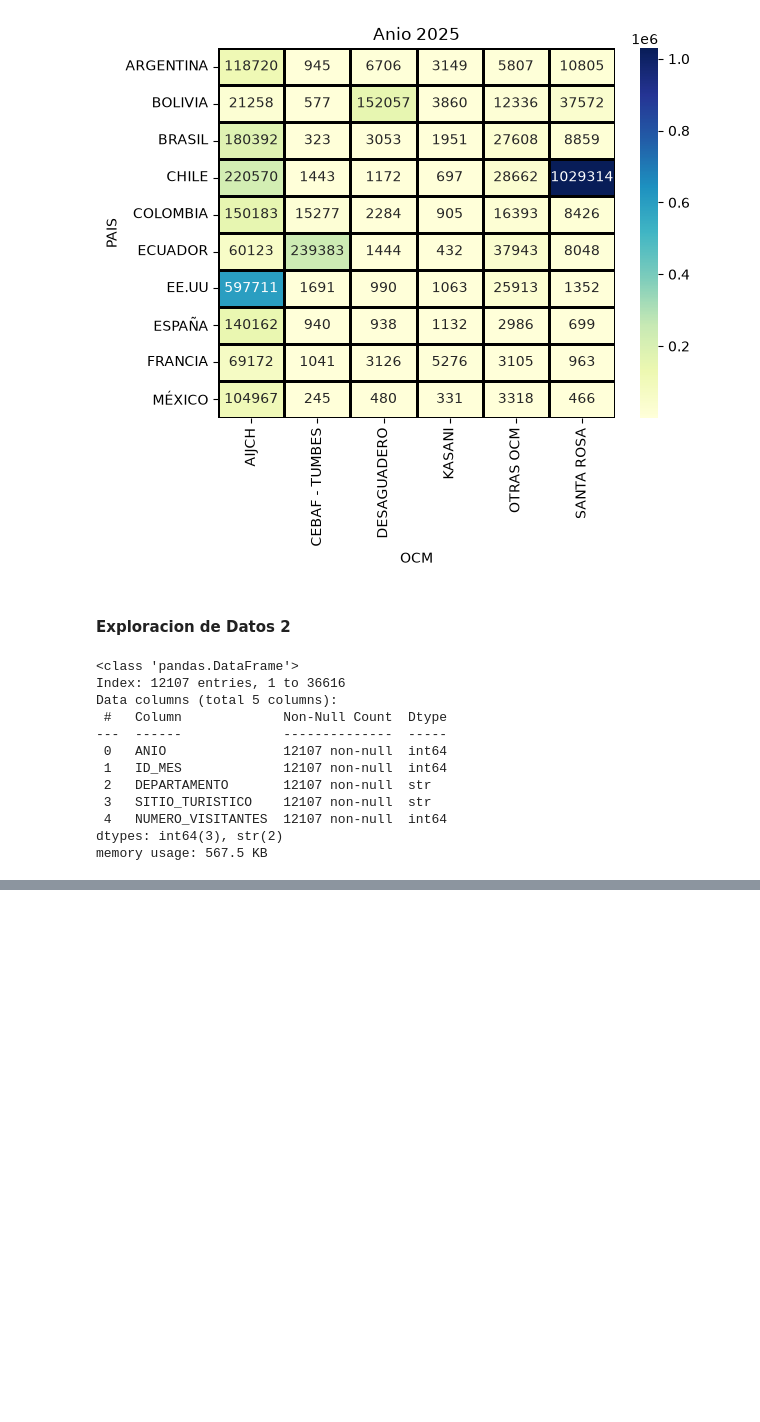
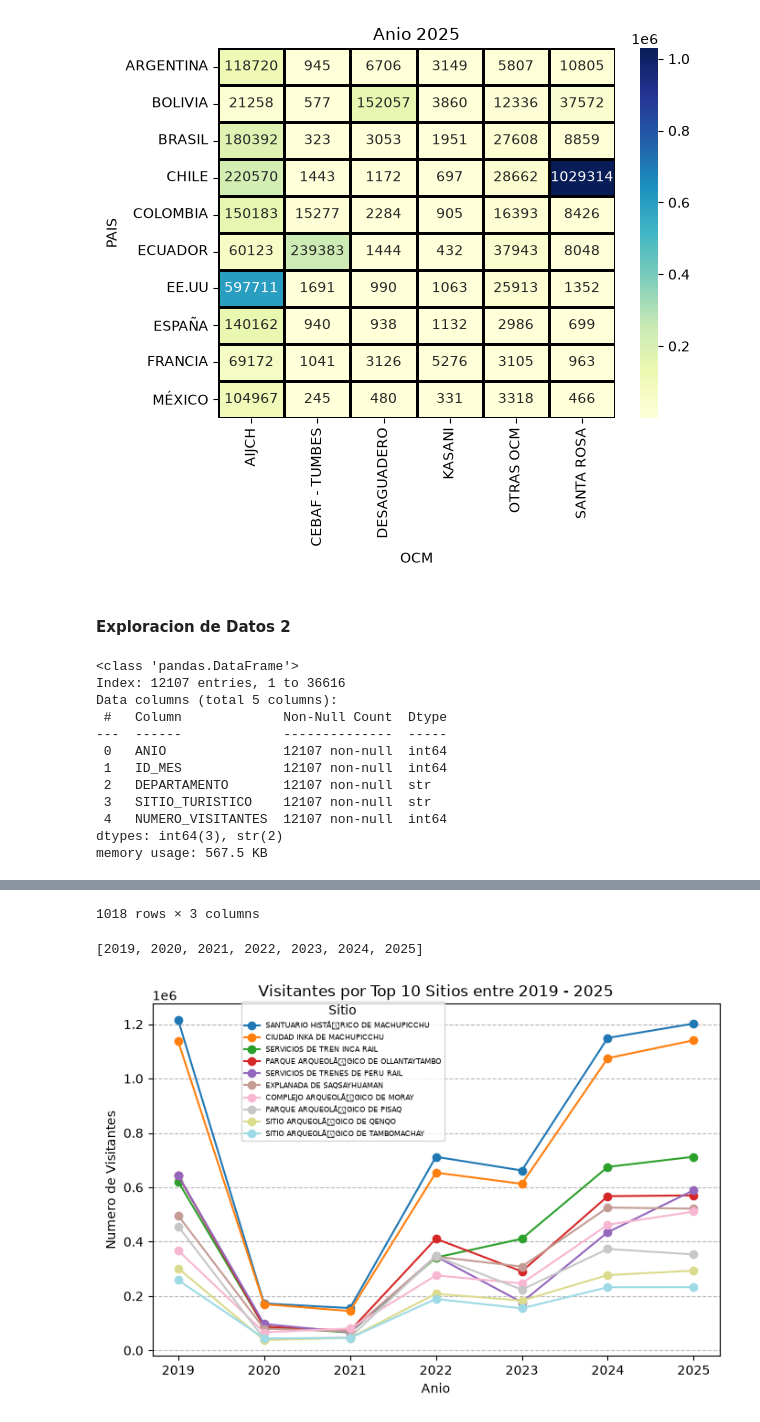
Before and after one commit to jp21bp/DS_Proyectos, a Jupyter notebook: 3_SegmentacionClientes/eda2.ipynb, the cells around one changed output, grey strips where cells are left out. Saved outputs shown, nothing was run; the diff lists cells and outputs as text; code cells hidden in the pictures; blank space fills up the shorter version.

Commit message:
Finalizacion: Datos 2 - insights y visuales

```diff
--- a/3_SegmentacionClientes/eda2.ipynb
+++ b/3_SegmentacionClientes/eda2.ipynb
@@ -702,3 +703,67 @@ Data columns (total 5 columns):
  4   NUMERO_VISITANTES  12107 non-null  int64
 dtypes: int64(3), str(2)
 memory usage: 567.5 KB
+# %%
+##### Analisis: como el 'SITIO_TURISTICO' con mas 'NUMERO_VISITANTES' cambio a traves de anios
+#### Analisando cuantos SITIO_TURISTICO distinctos existen
+df_2['SITIO_TURISTICO'].value_counts().shape
+    # Existen 151
+    # Es mucho, entonces primero filtar los topX
+
+#### Filtrando top_X 'SITIO_TURISTICO' por 'NUMERO_VISITANTES'
+    # Atraves TODOS los 7 anios
+top_X = 10
+df_SN = df_2[['SITIO_TURISTICO', 'NUMERO_VISITANTES']]\
+    .groupby(by='SITIO_TURISTICO', as_index=False)\
+    ['NUMERO_VISITANTES'].sum()\
+    .sort_values(by='NUMERO_VISITANTES', ascending=False)\
+    [:top_X]
+# display(df_SN)
+top_X_sitios = df_SN['SITIO_TURISTICO'].values.tolist()
+# print(top_X_sitios)
+
+# #### Curiosidad: DEPARTAMENTO de los Top_X
+# display(df_2['DEPARTAMENTO'].iloc[df_SN.index.to_list()].value_counts().shape) # 16 departamentos
+# display(df_2['DEPARTAMENTO'].value_counts().shape)  # 25 departamentos
+    #INSIGHT: los Top_25 sitios (por numero de visitantes) solo continene 16/25 departamentos
+        # RECOMMENDACION: Enfocarse en sitios turisticos dentro los 16
+            # Ya que los turistas estan ahi de viaje
+    # Puede haber oportunidad de generar ingresos de los 25-16 = 9 otros departametos?
+        # Necesito evidencia
+    # INSIGHT: con top_10, se achica mas: solo contiene 7/25 departamentos
+
+#### Seleccionando datos
+df_ASN = df_2[['ANIO', 'SITIO_TURISTICO', 'NUMERO_VISITANTES']]\
+    .groupby(['ANIO', 'SITIO_TURISTICO'], as_index=False)\
+    ['NUMERO_VISITANTES'].sum()\
+    .sort_values(by=['ANIO','NUMERO_VISITANTES'], ascending=[True, False])
+display(df_ASN)
+anios = df_ASN['ANIO'].value_counts().index.to_list()
+print(anios)
+df_ASN_topX = df_ASN[df_ASN['SITIO_TURISTICO'].isin(top_X_sitios)]
+# display(df_ASN_topX)
+
+#### Creando line graph
+ANCH = 8
+ALT = 5
+cmap = plt.get_cmap('tab20', top_X) if top_X <= 20 else plt.get_cmap('hsv', top_X)
+colores = [mcolors.to_hex(cmap(i)) for i in range(top_X)]
+fig = plt.figure(figsize=(ANCH, ALT))
+for i in range(len(top_X_sitios)):
+    plt.plot(
+        anios,
+        df_ASN_topX[df_ASN_topX['SITIO_TURISTICO']==top_X_sitios[i]]['NUMERO_VISITANTES'],
+        label=top_X_sitios[i],
+        color=colores[i],
+        marker='o'
+    )
+plt.title(f'Visitantes por Top {top_X} Sitios entre 2019 - 2025')
+plt.xlabel('Anio')
+plt.ylabel('Numero de Visitantes')
+plt.grid(True,axis='y', linestyle='--', alpha=0.9)
+plt.legend(bbox_to_anchor=(0.15, 0.6), fontsize=6, title='Sitio')
+plt.show()
+
+#### Comprobando visuales
+display(df_ASN[df_ASN['SITIO_TURISTICO'] == top_X_sitios[0]])
+# %% [output]
@@ -704,0 +782,3 @@ memory usage: 567.5 KB
+1018 rows × 3 columns
+[2019, 2020, 2021, 2022, 2023, 2024, 2025]
+[figure, added]
```
Also changed, not shown: parts of 5 cells of this notebook.
